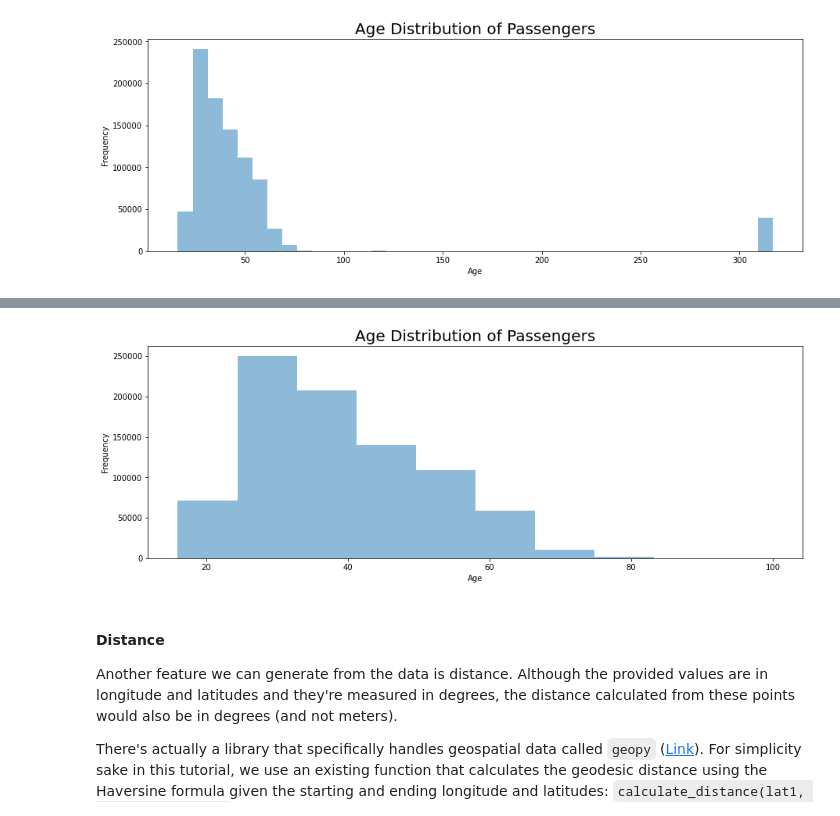
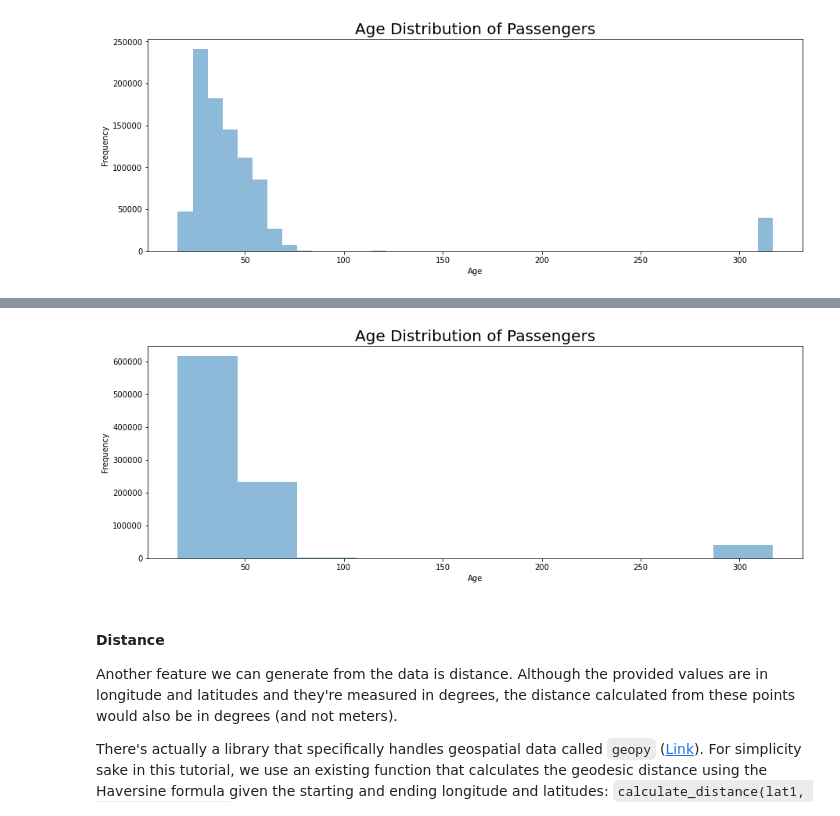
Before and after one commit to francheska-vicente/datapre-notebooks, a Jupyter notebook: 04 - Feature Engineering.ipynb, the cells around one changed output, grey strips where cells are left out. Saved outputs shown, nothing was run; the diff lists cells and outputs as text; code cells hidden in the pictures.

```diff
--- a/04 - Feature Engineering.ipynb
+++ b/04 - Feature Engineering.ipynb
@@ -365,16 +372,19 @@ plt.hist(data['age'], bins = 40, alpha = 0.5);
 # What if you want to filter trips
 # Lets say we will only consider trips of clients from 0 - 100
 
-data = data[data['age'] <= 100]
+data_filtered = data[data['age'] <= 100]
+# -> It's better to not overwrite the original data, and if we would
+# filter the data, it might be better to assign it to another variable.
+# So that we could return to the original data if we want to.
 # %%
 # Plotting the distribution of age after filtering
 plt.figure(figsize=(15,5))
 plt.title('Age Distribution of Passengers', fontsize=20)
 plt.xlabel('Age')
 plt.ylabel('Frequency')
-plt.hist(data['age'], alpha = 0.5);
+plt.hist(data_filtered['age'], alpha = 0.5);
 # %% [output]
-[figure, old version]
+[figure, new version]
 # %% [markdown]
 #### Distance
 
```
Also changed, not shown: parts of 1 cell of this notebook.
